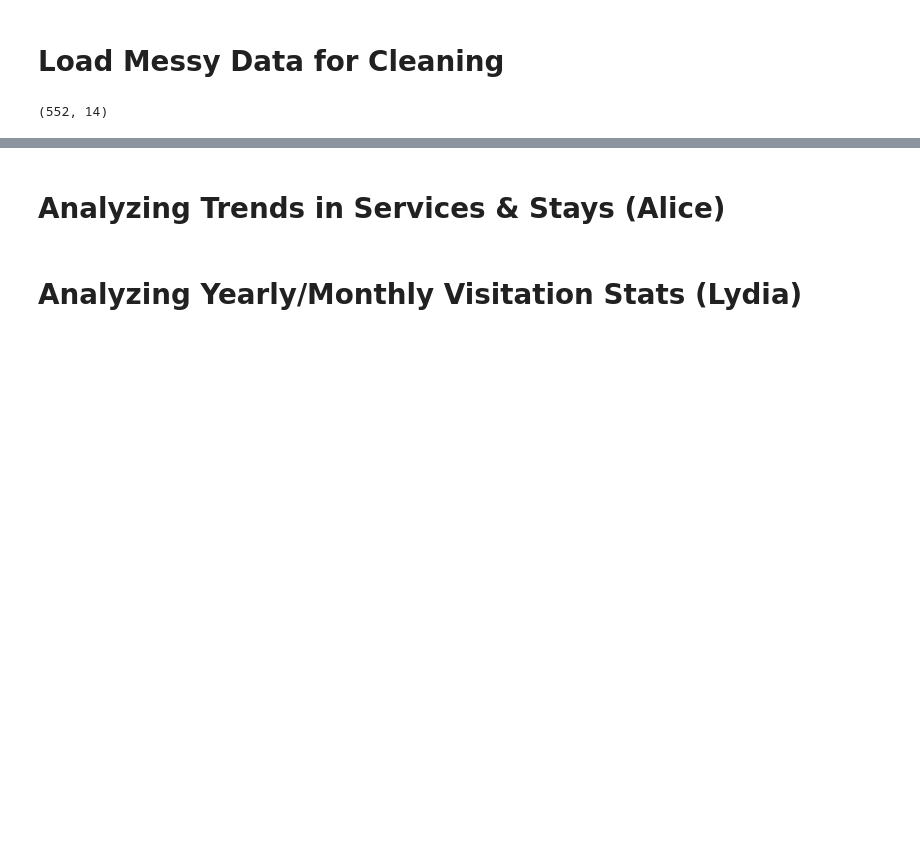
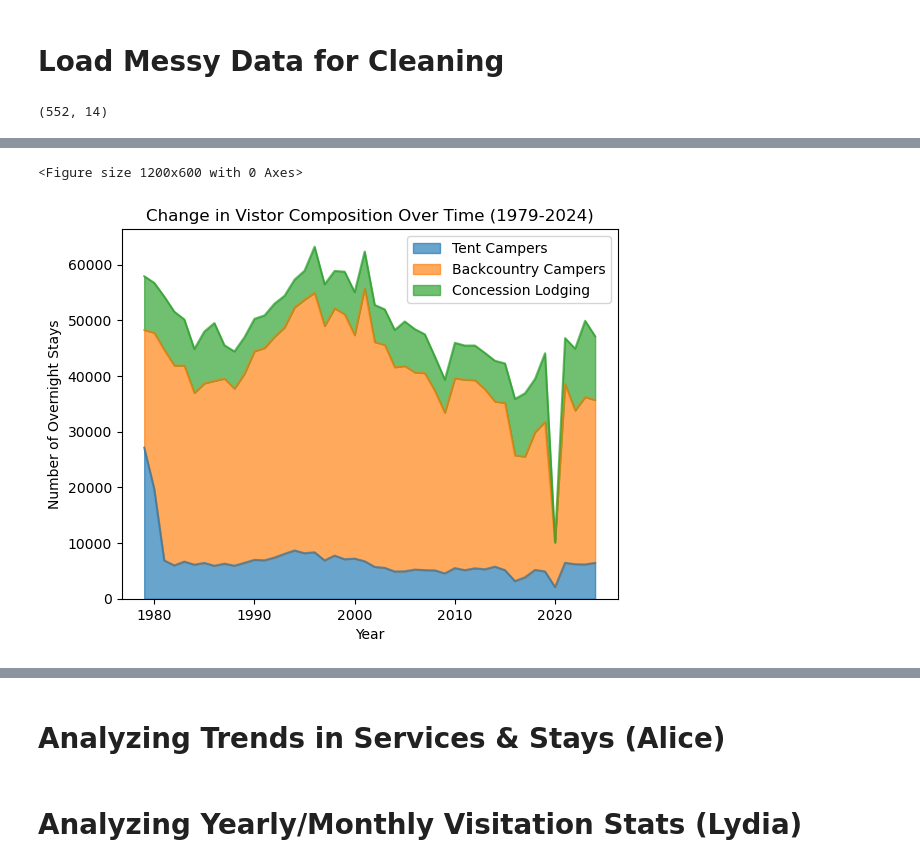
Before and after one commit to Lydia-Tembreull/UN5550Sp26_Final_Project, a Jupyter notebook: UN5550_Final_Project.ipynb, the cells around one changed output, grey strips where cells are left out. Cells and saved outputs as stored; diff of their text form; code cells hidden in the pictures; blank space fills up the shorter version.

```diff
--- a/UN5550_Final_Project.ipynb
+++ b/UN5550_Final_Project.ipynb
@@ -82,0 +165,14 @@ df.to_csv('Cleaned_ParkData.csv', index = False)
+# %%
+# Grouping by year and looking at proportion of different camper types
+plt.figure(figsize = (12, 6))
+
+composition_data = df.groupby('Year')[['Tent Campers', 'Backcountry Campers', 'Concession Lodging']].sum()
+composition_data.plot(kind = 'area', stacked = True, alpha = 0.67)
+
+plt.title('Change in Vistor Composition Over Time (1979-2024)')
+plt.ylabel('Number of Overnight Stays')
+plt.legend(loc = 'upper right')
+plt.show()
+# %% [output]
+<Figure size 1200x600 with 0 Axes>
+[figure, added]
```
Also changed, not shown: parts of 33 cells of this notebook.
